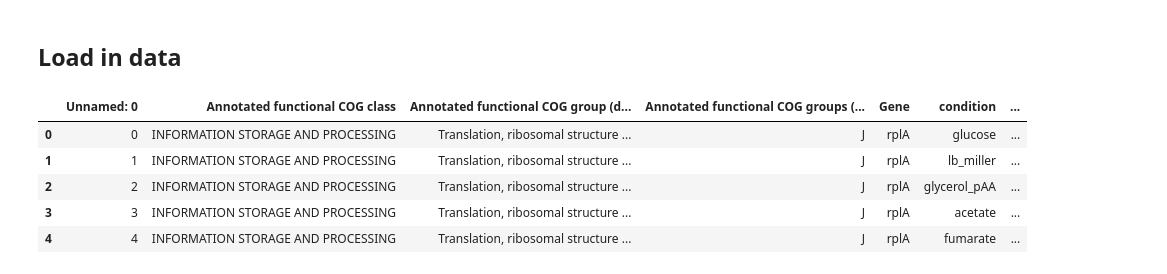
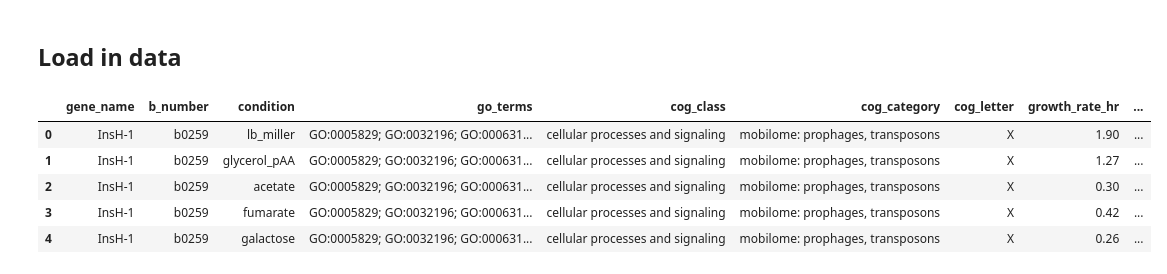
Before and after one commit to RPGroup-PBoC/growth_limits, a Jupyter notebook: code/exploratory/NB_prior_notebooks/2018_cell_volume.ipynb, the cells around one changed output. Saved outputs shown, nothing was run; the diff lists cells and outputs as text; code cells hidden in the pictures.

```diff
--- a/code/exploratory/NB_prior_notebooks/2018_cell_volume.ipynb
+++ b/code/exploratory/NB_prior_notebooks/2018_cell_volume.ipynb
@@ -38,36 +38,38 @@ df_grow = df_grow[df_grow.strain=='BW25113']
 # vol_dict = pd.Series(df_grow['volume_fL'].values,index=df_grow['condition'].values).to_dict()
 # %%
 # load in Schmidt data
-combined_df = pd.read_csv('../../../data/combined_copynumbers_Schmidt_Li_Tanguichi.csv')
-combined_df = combined_df[combined_df.dataset == 'Schmidt']
-combined_df = combined_df.replace({'Glucose': 'glucose',
- 'LB': 'lb_miller',
- 'Glycerol + AA': 'glycerol_pAA',
- 'Acetate': 'acetate',
- 'Fumarate': 'fumarate',
- 'Glucosamine': 'glucosamine',
- 'Glycerol': 'glycerol',
- 'Pyruvate': 'pyruvate',
- 'Chemostat µ=0.5': 'chemostat_u0.5',
- 'Chemostat µ=0.35': 'chemostat_u0.35',
- 'Chemostat µ=0.20': 'chemostat_u0.2',
- 'Chemostat µ=0.12': 'chemostat_u0.12',
- 'stationary_1day': 'stationary_1day',
- 'stationary_3day': 'stationary_3day',
- 'Osmotic-stress glucose': 'osmotic_stress_glucose',
- '42°C glucose': '42C',
- 'pH6 glucose': 'pH6',
- 'Xylose': 'xylose',
- 'Mannose': 'mannose',
- 'Galactose': 'galactose',
- 'Succinate': 'succinate',
- 'Fructose': 'fructose'})
+# combined_df = pd.read_csv('../../../data/combined_copynumbers_Schmidt_Li_Tanguichi.csv')
+combined_df = pd.read_csv('../../../data/compiled_absolute_measurements.csv')
+combined_df = combined_df[combined_df.dataset == 'schmidt_2016']
+# combined_df = combined_df[combined_df.dataset == 'Schmidt']
+# combined_df = combined_df.replace({'Glucose': 'glucose',
+#  'LB': 'lb_miller',
+#  'Glycerol + AA': 'glycerol_pAA',
+#  'Acetate': 'acetate',
+#  'Fumarate': 'fumarate',
+#  'Glucosamine': 'glucosamine',
+#  'Glycerol': 'glycerol',
+#  'Pyruvate': 'pyruvate',
+#  'Chemostat µ=0.5': 'chemostat_u0.5',
+#  'Chemostat µ=0.35': 'chemostat_u0.35',
+#  'Chemostat µ=0.20': 'chemostat_u0.2',
+#  'Chemostat µ=0.12': 'chemostat_u0.12',
+#  'stationary_1day': 'stationary_1day',
+#  'stationary_3day': 'stationary_3day',
+#  'Osmotic-stress glucose': 'osmotic_stress_glucose',
+#  '42°C glucose': '42C',
+#  'pH6 glucose': 'pH6',
+#  'Xylose': 'xylose',
+#  'Mannose': 'mannose',
+#  'Galactose': 'galactose',
+#  'Succinate': 'succinate',
+#  'Fructose': 'fructose'})
 combined_df.head()
 # %% [output]
-|  | Unnamed: 0 | Annotated functional COG class | Annotated functional COG group (d... | Annotated functional COG groups (... | Gene | condition | ... |
-| 0 | 0 | INFORMATION STORAGE AND PROCESSING | Translation, ribosomal structure ... | J | rplA | glucose | ... |
-| 1 | 1 | INFORMATION STORAGE AND PROCESSING | Translation, ribosomal structure ... | J | rplA | lb_miller | ... |
-| 2 | 2 | INFORMATION STORAGE AND PROCESSING | Translation, ribosomal structure ... | J | rplA | glycerol_pAA | ... |
-| 3 | 3 | INFORMATION STORAGE AND PROCESSING | Translation, ribosomal structure ... | J | rplA | acetate | ... |
-| 4 | 4 | INFORMATION STORAGE AND PROCESSING | Translation, ribosomal structure ... | J | rplA | fumarate | ... |
+|  | gene_name | b_number | condition | go_terms | cog_class | cog_category | cog_letter | growth_rate_hr | ... |
+| 0 | InsH-1 | b0259 | lb_miller | GO:0005829; GO:0032196; GO:000631... | cellular processes and signaling | mobilome: prophages, transposons | X | 1.90 | ... |
+| 1 | InsH-1 | b0259 | glycerol_pAA | GO:0005829; GO:0032196; GO:000631... | cellular processes and signaling | mobilome: prophages, transposons | X | 1.27 | ... |
+| 2 | InsH-1 | b0259 | acetate | GO:0005829; GO:0032196; GO:000631... | cellular processes and signaling | mobilome: prophages, transposons | X | 0.30 | ... |
+| 3 | InsH-1 | b0259 | fumarate | GO:0005829; GO:0032196; GO:000631... | cellular processes and signaling | mobilome: prophages, transposons | X | 0.42 | ... |
+| 4 | InsH-1 | b0259 | galactose | GO:0005829; GO:0032196; GO:000631... | cellular processes and signaling | mobilome: prophages, transposons | X | 0.26 | ... |
 # %%
```
Also changed, not shown: parts of 16 cells of this notebook, 1 other file.
